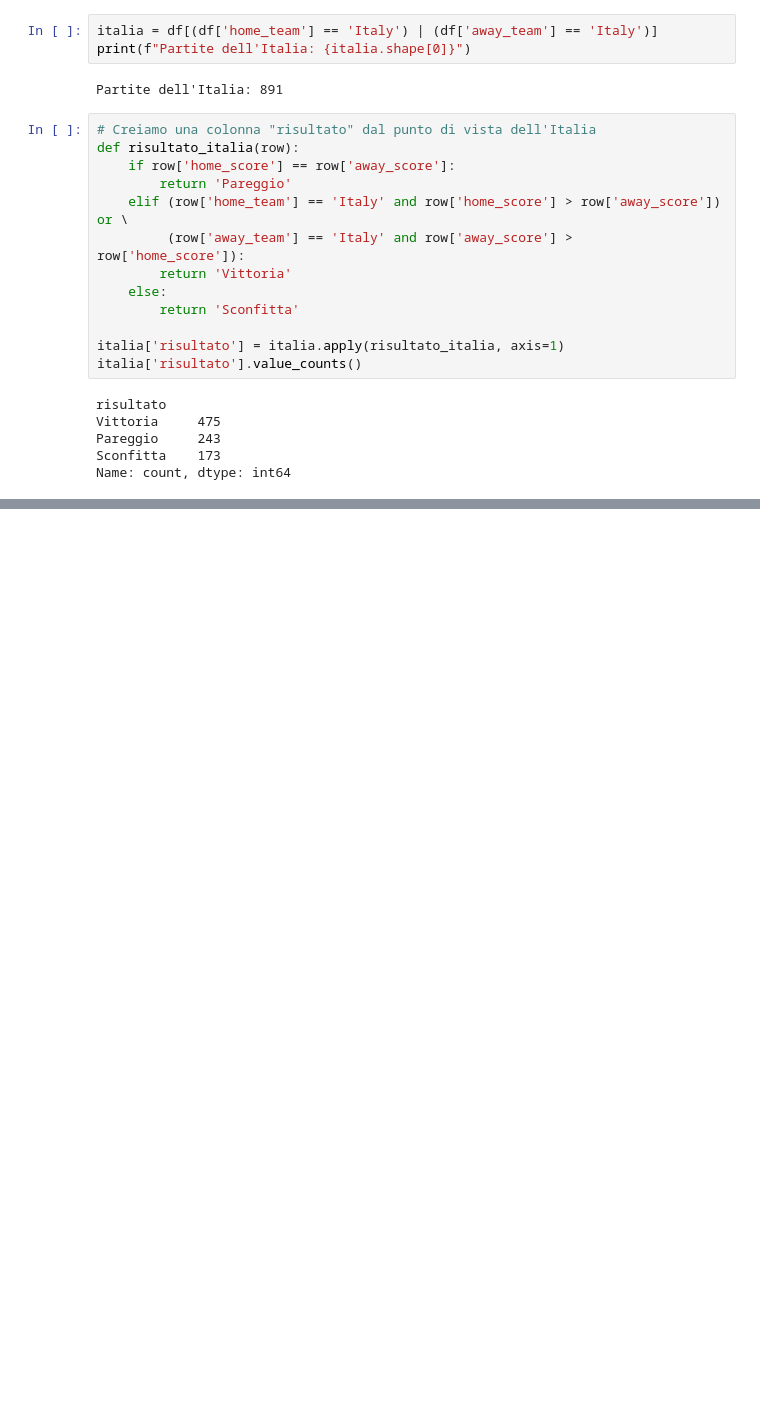
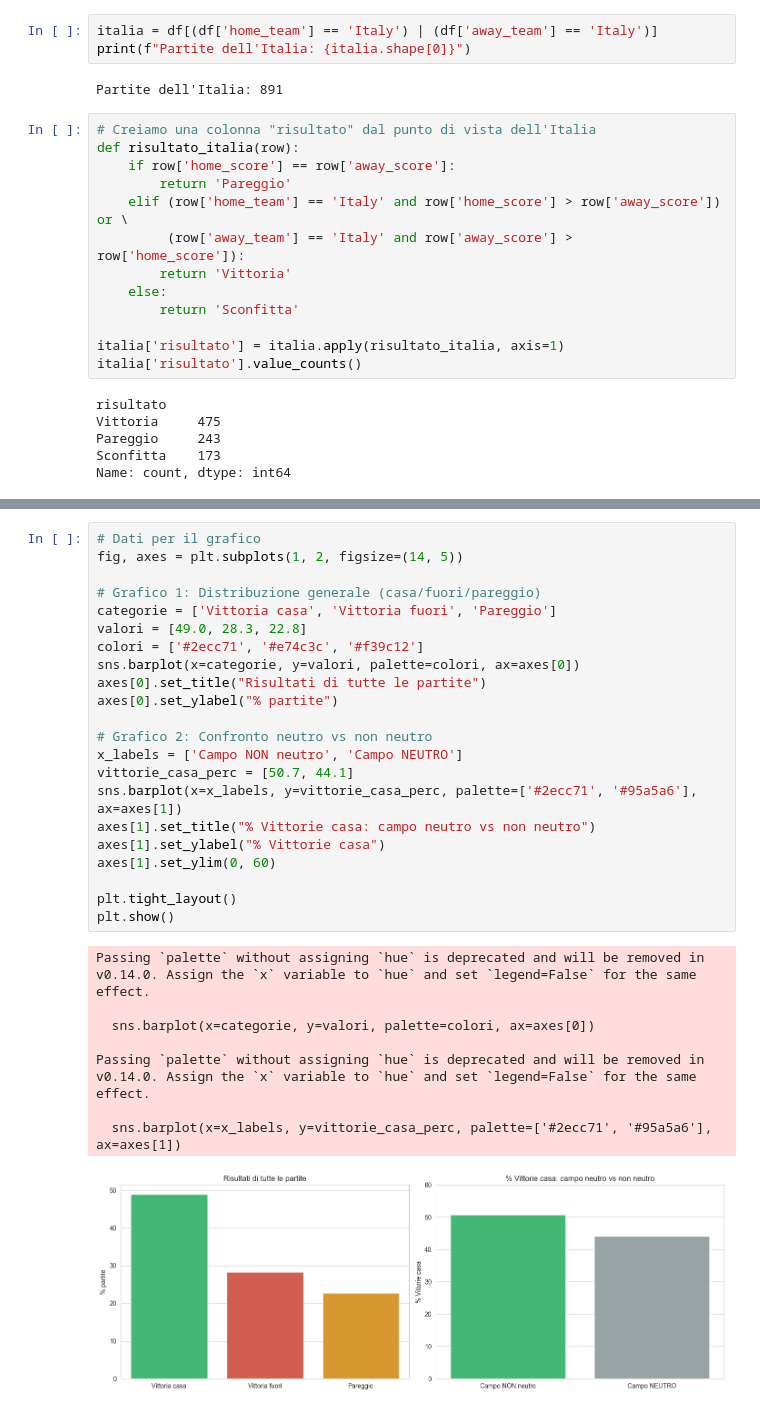
Before and after one commit to andres-pelizzer/progetto-jupyter, a Jupyter notebook: progetto_andres_pelizzer.ipynb, the cells around one changed output, grey strips where cells are left out. Cells and saved outputs as stored; diff of their text form; blank space fills up the shorter version.

```diff
--- a/progetto_andres_pelizzer.ipynb
+++ b/progetto_andres_pelizzer.ipynb
@@ -248,0 +357,31 @@ Name: count, dtype: int64
+# %%
+# Dati per il grafico
+fig, axes = plt.subplots(1, 2, figsize=(14, 5))
+
+# Grafico 1: Distribuzione generale (casa/fuori/pareggio)
+categorie = ['Vittoria casa', 'Vittoria fuori', 'Pareggio']
+valori = [49.0, 28.3, 22.8]
+colori = ['#2ecc71', '#e74c3c', '#f39c12']
+sns.barplot(x=categorie, y=valori, palette=colori, ax=axes[0])
+axes[0].set_title("Risultati di tutte le partite")
+axes[0].set_ylabel("% partite")
+
+# Grafico 2: Confronto neutro vs non neutro
+x_labels = ['Campo NON neutro', 'Campo NEUTRO']
+vittorie_casa_perc = [50.7, 44.1]
+sns.barplot(x=x_labels, y=vittorie_casa_perc, palette=['#2ecc71', '#95a5a6'], ax=axes[1])
+axes[1].set_title("% Vittorie casa: campo neutro vs non neutro")
+axes[1].set_ylabel("% Vittorie casa")
+axes[1].set_ylim(0, 60)
+
+plt.tight_layout()
+plt.show()
+# %% [output]
+Passing `palette` without assigning `hue` is deprecated and will be removed in v0.14.0. Assign the `x` variable to `hue` and set `legend=False` for the same effect.
+
+  sns.barplot(x=categorie, y=valori, palette=colori, ax=axes[0])
+
+Passing `palette` without assigning `hue` is deprecated and will be removed in v0.14.0. Assign the `x` variable to `hue` and set `legend=False` for the same effect.
+
+  sns.barplot(x=x_labels, y=vittorie_casa_perc, palette=['#2ecc71', '#95a5a6'], ax=axes[1])
+[figure, added]
```
Also changed, not shown: parts of 15 cells of this notebook.
